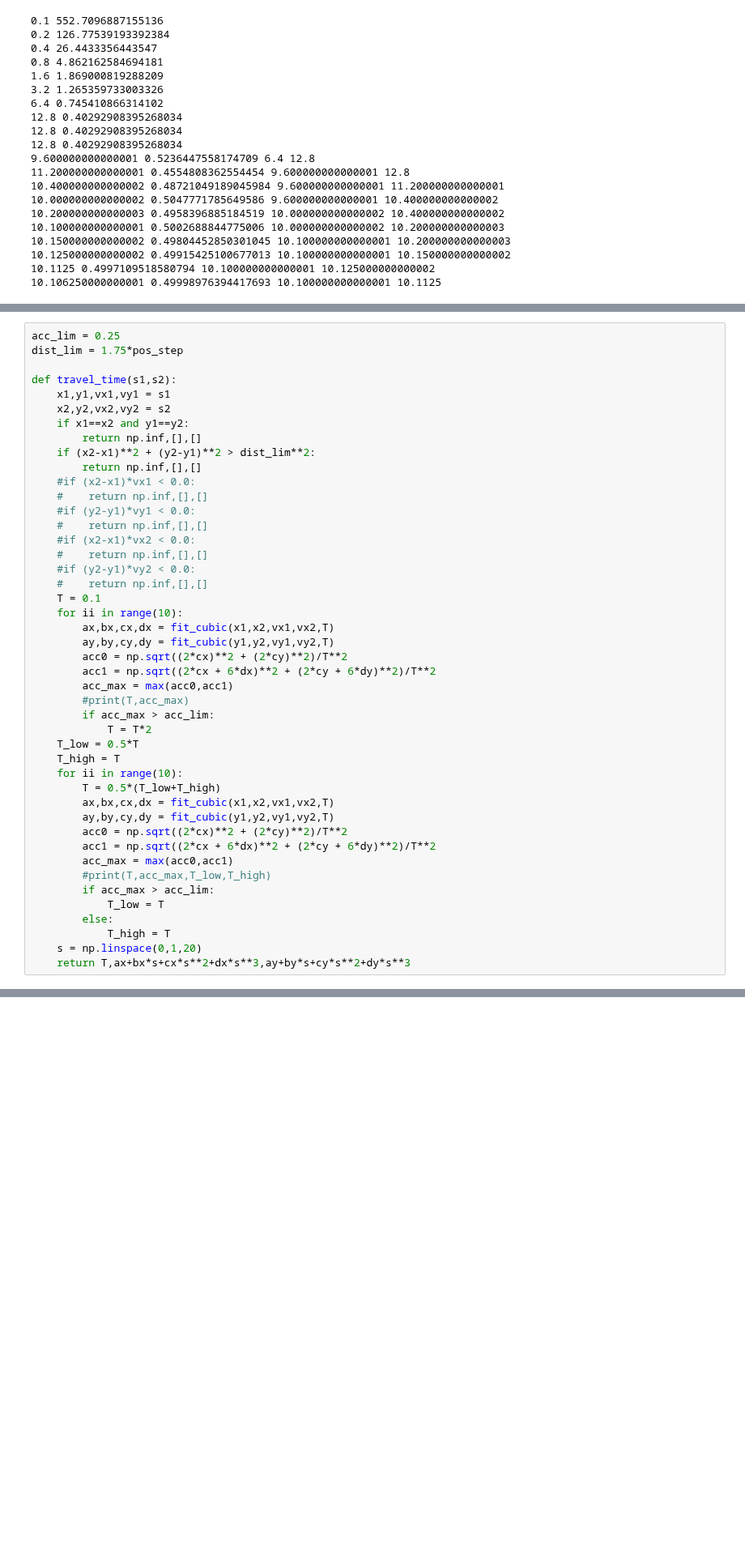
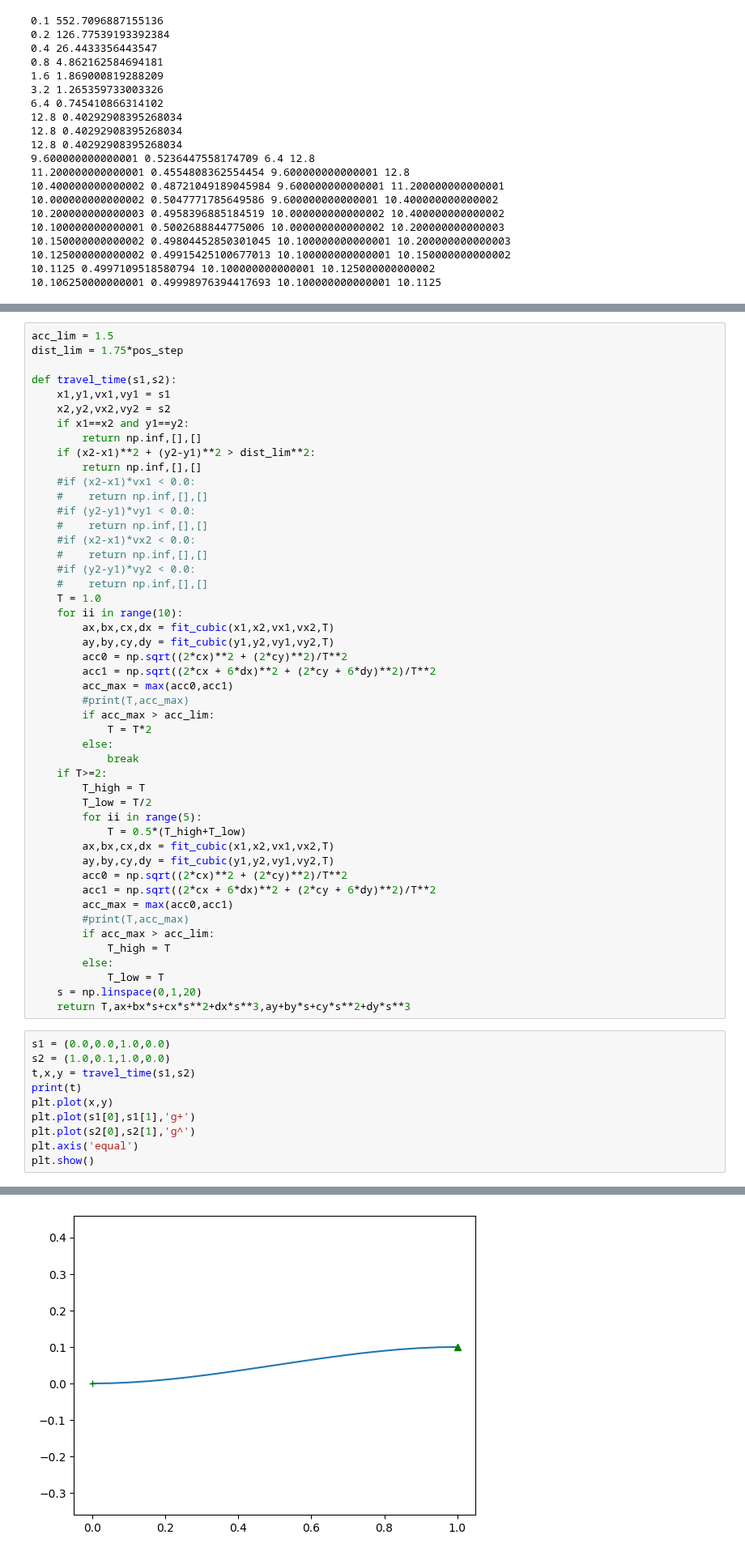
Before and after one commit to arthurrichards77/smply, a Jupyter notebook: grid_states.ipynb, the cells around one changed output, grey strips where cells are left out. Shown at 81% size. Drawn from its saved outputs; the diff is of its cells as text; blank space fills up the shorter version.

```diff
--- a/grid_states.ipynb
+++ b/grid_states.ipynb
@@ -145,7 +151,7 @@ plt.plot(s,accx,s,accy,s,accm)
  <matplotlib.lines.Line2D at 0x...>]
 [figure]
 # %%
-acc_lim = 0.25
+acc_lim = 1.5
 dist_lim = 1.75*pos_step
 
 def travel_time(s1,s2):
@@ -163,7 +169,7 @@ def travel_time(s1,s2):
     #    return np.inf,[],[]
     #if (y2-y1)*vy2 < 0.0:
     #    return np.inf,[],[]
-    T = 0.1
+    T = 1.0
     for ii in range(10):
         ax,bx,cx,dx = fit_cubic(x1,x2,vx1,vx2,T)
         ay,by,cy,dy = fit_cubic(y1,y2,vy1,vy2,T)
@@ -173,19 +179,33 @@ def travel_time(s1,s2):
         #print(T,acc_max)
         if acc_max > acc_lim:
             T = T*2
-    T_low = 0.5*T
-    T_high = T
-    for ii in range(10):
-        T = 0.5*(T_low+T_high)
+        else:
+            break
+    if T>=2:
+        T_high = T
+        T_low = T/2
+        for ii in range(5):
+            T = 0.5*(T_high+T_low)
         ax,bx,cx,dx = fit_cubic(x1,x2,vx1,vx2,T)
         ay,by,cy,dy = fit_cubic(y1,y2,vy1,vy2,T)
         acc0 = np.sqrt((2*cx)**2 + (2*cy)**2)/T**2
         acc1 = np.sqrt((2*cx + 6*dx)**2 + (2*cy + 6*dy)**2)/T**2
         acc_max = max(acc0,acc1)
-        #print(T,acc_max,T_low,T_high)
+        #print(T,acc_max)
         if acc_max > acc_lim:
+            T_high = T
+        else:
             T_low = T
-        else:
-            T_high = T
     s = np.linspace(0,1,20)
     return T,ax+bx*s+cx*s**2+dx*s**3,ay+by*s+cy*s**2+dy*s**3
+# %%
+s1 = (0.0,0.0,1.0,0.0)
+s2 = (1.0,0.1,1.0,0.0)
+t,x,y = travel_time(s1,s2)
+print(t)
+plt.plot(x,y)
+plt.plot(s1[0],s1[1],'g+')
+plt.plot(s2[0],s2[1],'g^')
+plt.axis('equal')
+plt.show()
+# %% [output]
@@ -191,0 +213 @@ def travel_time(s1,s2):
+[figure, added]
```
Also changed, not shown: parts of 10 cells of this notebook.
